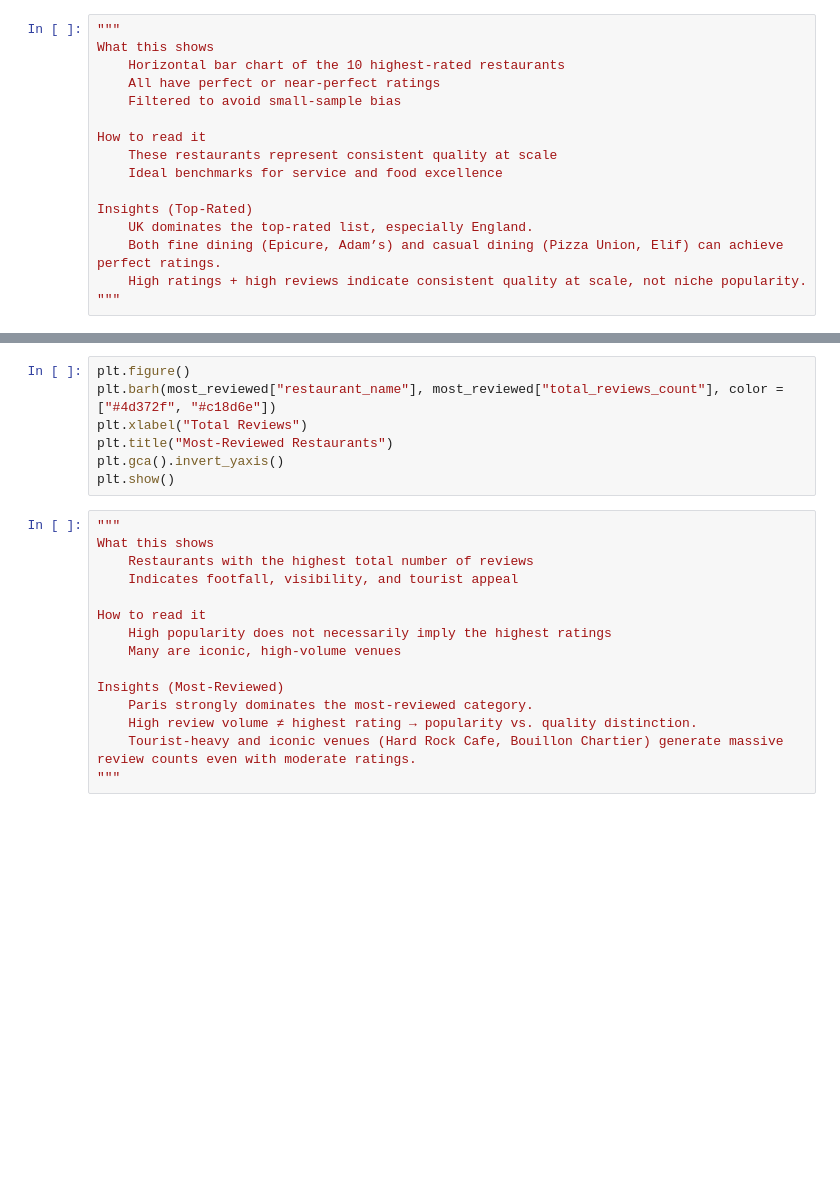
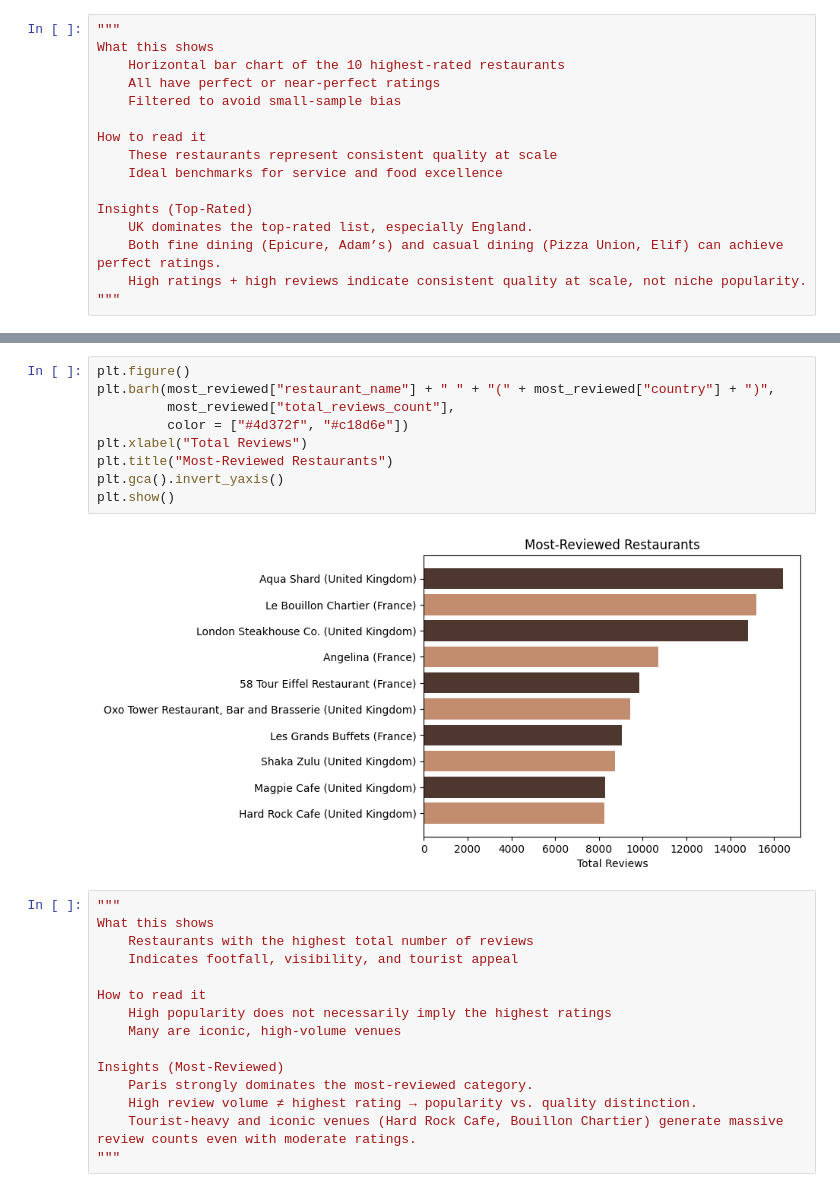
Before and after one commit to CharulMathur4592/tripadvisor_restaurants_analysis, a Jupyter notebook: notebooks/tripadvisor_european_restaurants.ipynb, the cells around one changed output, grey strips where cells are left out. Drawn from its saved outputs; the diff is of its cells as text; blank space fills up the shorter version.

```diff
--- a/notebooks/tripadvisor_european_restaurants.ipynb
+++ b/notebooks/tripadvisor_european_restaurants.ipynb
@@ -412,10 +371,14 @@ most_reviewed[["restaurant_name", "city", "country", "avg_rating", "total_review
 # %%
 plt.figure()
-plt.barh(most_reviewed["restaurant_name"], most_reviewed["total_reviews_count"], color = ["#4d372f", "#c18d6e"])
+plt.barh(most_reviewed["restaurant_name"] + " " + "(" + most_reviewed["country"] + ")",
+         most_reviewed["total_reviews_count"],
+         color = ["#4d372f", "#c18d6e"])
 plt.xlabel("Total Reviews")
 plt.title("Most-Reviewed Restaurants")
 plt.gca().invert_yaxis()
 plt.show()
+# %% [output]
+[figure, added]
 # %%
 """
 What this shows
```
Also changed, not shown: parts of 36 cells of this notebook, 1 other file.
